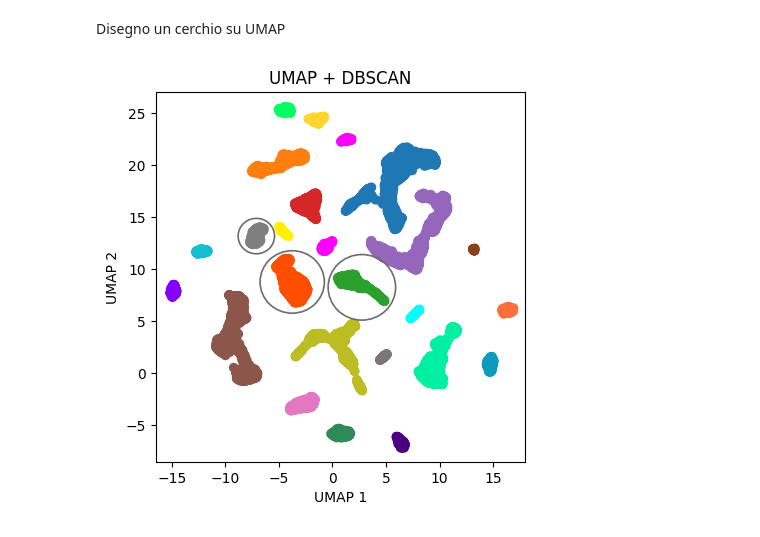
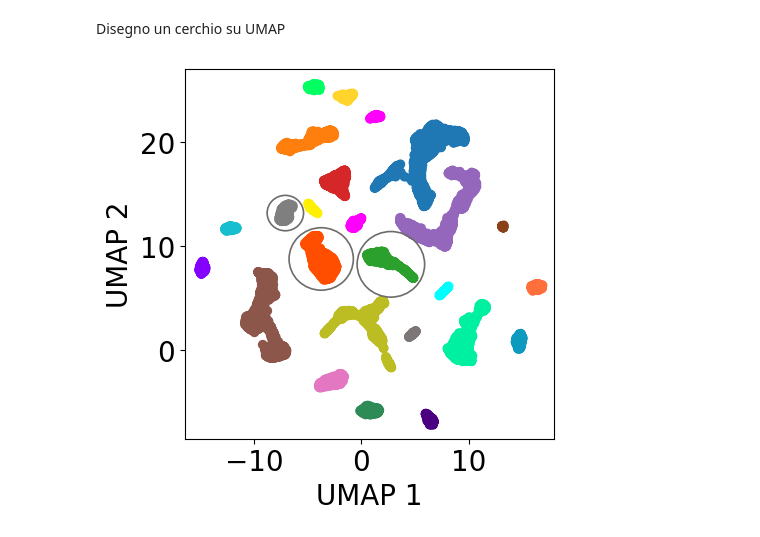
Before and after one commit to daimoners/GrapheNet, a Jupyter notebook: UMAP.ipynb, the cells around one changed output. Drawn from its saved outputs; the diff is of its cells as text; code cells hidden in the pictures.

```diff
--- a/UMAP.ipynb
+++ b/UMAP.ipynb
@@ -553,7 +551,7 @@ import matplotlib.pyplot as plt
 from matplotlib.patches import Circle
 import pandas as pd
 
-df = pd.read_csv("/home/cnrismn/git_workspace/GrapheNet/UMAP_DBSCAN/umap_results.csv")
+df = pd.read_csv("/home/tommaso/git_workspace/GrapheNet/UMAP/25_clusters/umap_results.csv")
 
 
 colors = [
@@ -591,6 +589,9 @@ fig, ax = plt.subplots()
 ax.set_xlim([-16.5,18])
 ax.set_ylim([-8.5,27])
 ax.set_box_aspect(1)
+ax.set_xlabel('UMAP 1',size=20)
+ax.set_ylabel('UMAP 2',size=20)
+ax.tick_params(axis='both', which='major', labelsize=20)
 
 ax.scatter(
     df["embedding_0"],
@@ -599,34 +600,31 @@ ax.scatter(
     cmap=ListedColormap(colors, name="custom_colormap"),  # You can choose another colormap
 )
 
 # Disegna il cerchio
 center = (2.75, 8.25)  # Coordinate del centro del cerchio
 radius = 3.15     # Raggio del cerchio
 # Disegna il cerchio
 circle = Circle(center, radius, fill=False, color='#6e6c6a', linewidth=1.2)
 # Aggiungi il cerchio all'area degli assi
 ax.add_artist(circle)
 
 # Disegna il cerchio
 center = (-7.101390443087971, 13.173535360861761)  # Coordinate del centro del cerchio
 radius = 1.7    # Raggio del cerchio
 # Disegna il cerchio
 circle = Circle(center, radius, fill=False, color='#6e6c6a', linewidth=1.2)
 # Aggiungi il cerchio all'area degli assi
 ax.add_artist(circle)
 
 # Disegna il cerchio
 center = (-3.7532827390893466, 8.766635153951892)  # Coordinate del centro del cerchio
 radius = 3.0     # Raggio del cerchio
 # Disegna il cerchio
 circle = Circle(center, radius, fill=False, color='#6e6c6a', linewidth=1.2)
 # Aggiungi il cerchio all'area degli assi
 ax.add_artist(circle)
 
-plt.xlabel("UMAP 1")
-plt.ylabel("UMAP 2")
-plt.title("UMAP + DBSCAN")
 # Mostra il grafico
 plt.show()
 # %% [output]
-[figure, old version]
+[figure, new version]
```
Also changed, not shown: parts of 8 cells of this notebook, 16 other files.
